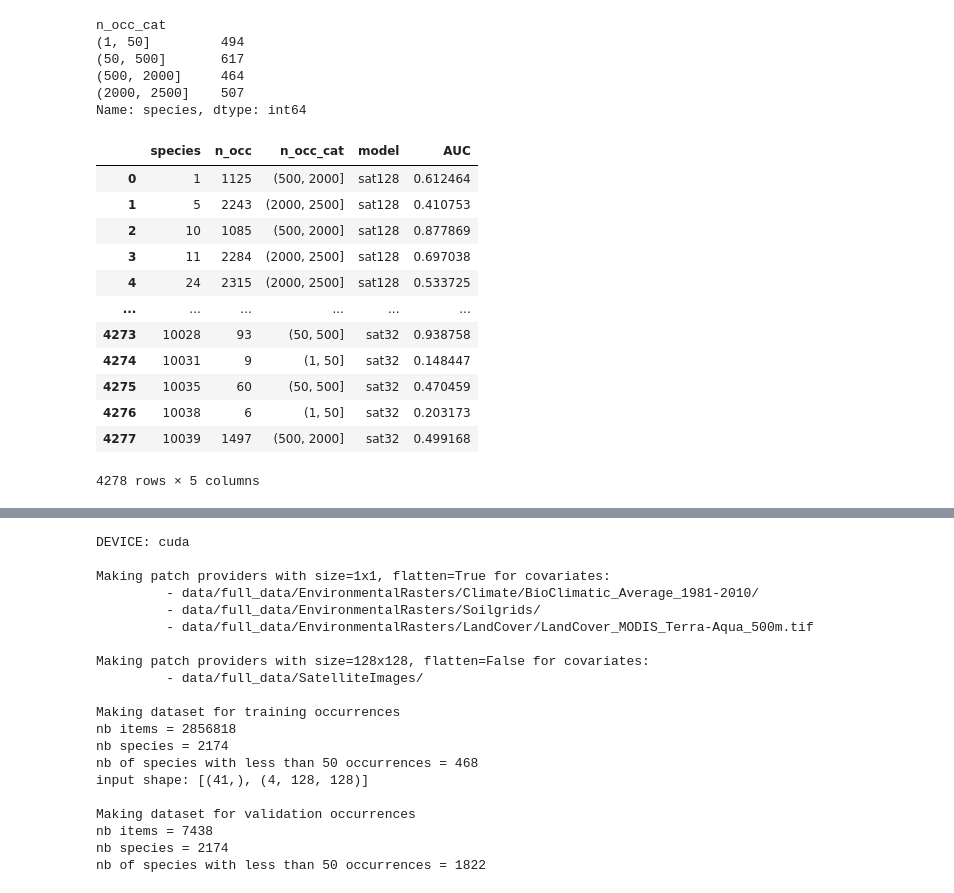
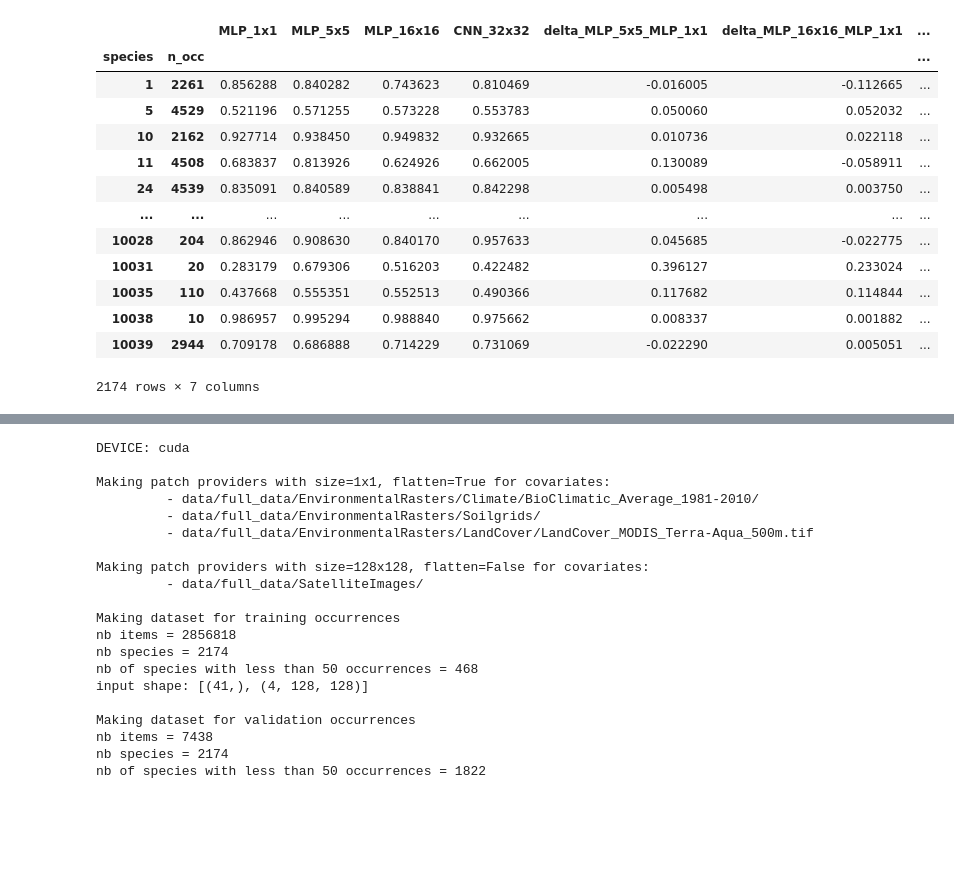
Before and after one commit to ninavantiel/multi_scale_SDMs, a Jupyter notebook: model_evaluation.ipynb, the cells around one changed output, grey strips where cells are left out. Saved outputs shown, nothing was run; the diff lists cells and outputs as text; code cells hidden in the pictures; blank space fills up the shorter version.

```diff
--- a/model_evaluation.ipynb
+++ b/model_evaluation.ipynb
@@ -36,30 +56,23 @@ df
+# %%
+ref = list(models.values())[0]
+for m in list(models.values())[1:]:
+    auc_df[f"delta_{m}_{ref}"] = auc_df[m]-auc_df[ref]
+auc_df
+# %% [output]
+|  |  | MLP_1x1 | MLP_5x5 | MLP_16x16 | CNN_32x32 | delta_MLP_5x5_MLP_1x1 | delta_MLP_16x16_MLP_1x1 | ... |
+| species | n_occ |  |  |  |  |  |  | ... |
+| 1 | 2261 | 0.856288 | 0.840282 | 0.743623 | 0.810469 | -0.016005 | -0.112665 | ... |
+| 5 | 4529 | 0.521196 | 0.571255 | 0.573228 | 0.553783 | 0.050060 | 0.052032 | ... |
+| 10 | 2162 | 0.927714 | 0.938450 | 0.949832 | 0.932665 | 0.010736 | 0.022118 | ... |
+| 11 | 4508 | 0.683837 | 0.813926 | 0.624926 | 0.662005 | 0.130089 | -0.058911 | ... |
+| 24 | 4539 | 0.835091 | 0.840589 | 0.838841 | 0.842298 | 0.005498 | 0.003750 | ... |
+| ... | ... | ... | ... | ... | ... | ... | ... | ... |
+| 10028 | 204 | 0.862946 | 0.908630 | 0.840170 | 0.957633 | 0.045685 | -0.022775 | ... |
+| 10031 | 20 | 0.283179 | 0.679306 | 0.516203 | 0.422482 | 0.396127 | 0.233024 | ... |
+| 10035 | 110 | 0.437668 | 0.555351 | 0.552513 | 0.490366 | 0.117682 | 0.114844 | ... |
+| 10038 | 10 | 0.986957 | 0.995294 | 0.988840 | 0.975662 | 0.008337 | 0.001882 | ... |
+| 10039 | 2944 | 0.709178 | 0.686888 | 0.714229 | 0.731069 | -0.022290 | 0.005051 | ... |
+2174 rows × 7 columns
 # %%
-df['n_occ_cat'] = pd.cut(df['n_occ'], [1, 50, 500, 2000, 2500])#[1, 50, 500, 3000, 4600])
-print(df.groupby('n_occ_cat').count().species)
+# auc_df['n_occ_cat'] = pd.cut(auc_df['n_occ'], [1, 50, 500, 3000, 4600]) #[1, 50, 500, 2000, 2500]
+# print(auc_df.groupby('n_occ_cat').count().species)
-# %% [output]
-n_occ_cat
-(1, 50]         494
-(50, 500]       617
-(500, 2000]     464
-(2000, 2500]    507
-Name: species, dtype: int64
-# %%
-auc_melt = pd.melt(df, #.sort_values('mlp_1').reset_index(drop=True).reset_index(),
-                  id_vars=['species', 'n_occ', 'n_occ_cat'],
-                  value_vars=['sat128','sat32'],#['mlp_1', 'mlp_4', 'mlp_16', 'cnn_16'],
-                  var_name='model', value_name='AUC')
-auc_melt
-# %% [output]
-|  | species | n_occ | n_occ_cat | model | AUC |
-| 0 | 1 | 1125 | (500, 2000] | sat128 | 0.612464 |
-| 1 | 5 | 2243 | (2000, 2500] | sat128 | 0.410753 |
-| 2 | 10 | 1085 | (500, 2000] | sat128 | 0.877869 |
-| 3 | 11 | 2284 | (2000, 2500] | sat128 | 0.697038 |
-| 4 | 24 | 2315 | (2000, 2500] | sat128 | 0.533725 |
-| ... | ... | ... | ... | ... | ... |
-| 4273 | 10028 | 93 | (50, 500] | sat32 | 0.938758 |
-| 4274 | 10031 | 9 | (1, 50] | sat32 | 0.148447 |
-| 4275 | 10035 | 60 | (50, 500] | sat32 | 0.470459 |
-| 4276 | 10038 | 6 | (1, 50] | sat32 | 0.203173 |
-| 4277 | 10039 | 1497 | (500, 2000] | sat32 | 0.499168 |
-4278 rows × 5 columns
```
Also changed, not shown: parts of 14 cells of this notebook, 1 other file.
